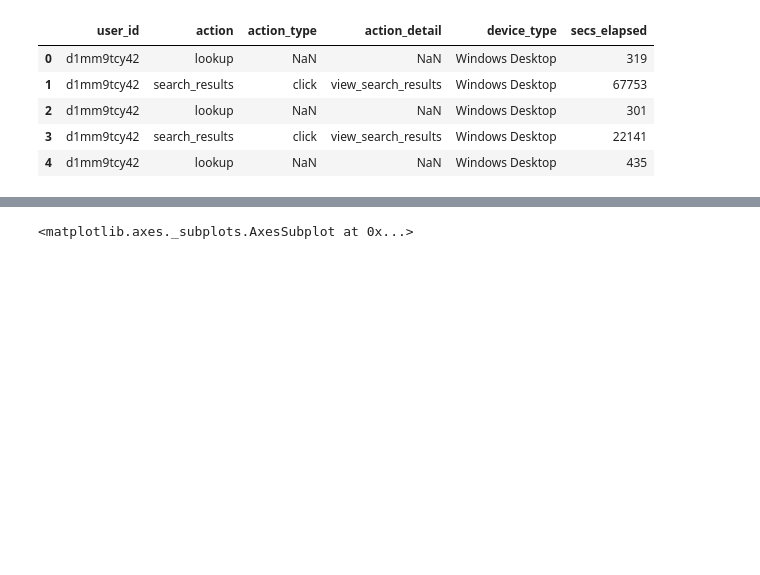
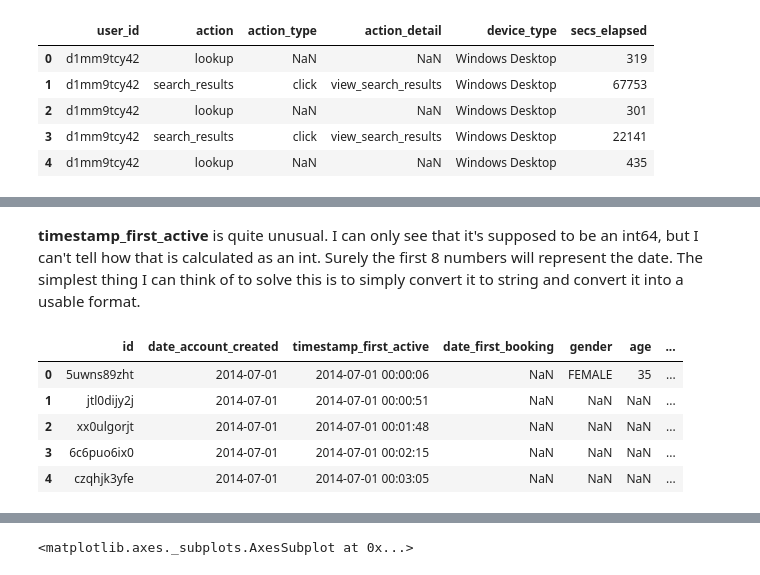
Before and after one commit to mirunapopa/DS-Intensive, a Jupyter notebook: data_exploration_project.ipynb, the cells around one changed output, grey strips where cells are left out. Cells and saved outputs as stored; diff of their text form; code cells hidden in the pictures; blank space fills up the shorter version.

```diff
--- a/data_exploration_project.ipynb
+++ b/data_exploration_project.ipynb
@@ -53,0 +98,17 @@ sessions.head()
+# %% [markdown]
+**timestamp_first_active** is quite unusual. I can only see that it's supposed to be an int64, but I can't tell how that is calculated as an int. Surely the first 8 numbers will represent the date. The simplest thing I can think of to solve this is to simply convert it to string and convert it into a usable format.
+# %%
+from datetime import datetime
+
+new_timestamp = test_users.timestamp_first_active.astype(str)
+dates = pd.to_datetime(pd.Series([datetime.strptime(date, '%Y%m%d%H%M%S') for date in new_timestamp]))
+
+test_users['timestamp_first_active'] = dates
+test_users.head()
+# %% [output]
+|  | id | date_account_created | timestamp_first_active | date_first_booking | gender | age | ... |
+| 0 | 5uwns89zht | 2014-07-01 | 2014-07-01 00:00:06 | NaN | FEMALE | 35 | ... |
+| 1 | jtl0dijy2j | 2014-07-01 | 2014-07-01 00:00:51 | NaN | NaN | NaN | ... |
+| 2 | xx0ulgorjt | 2014-07-01 | 2014-07-01 00:01:48 | NaN | NaN | NaN | ... |
+| 3 | 6c6puo6ix0 | 2014-07-01 | 2014-07-01 00:02:15 | NaN | NaN | NaN | ... |
+| 4 | czqhjk3yfe | 2014-07-01 | 2014-07-01 00:03:05 | NaN | NaN | NaN | ... |
```
Also changed, not shown: parts of 27 cells of this notebook.
